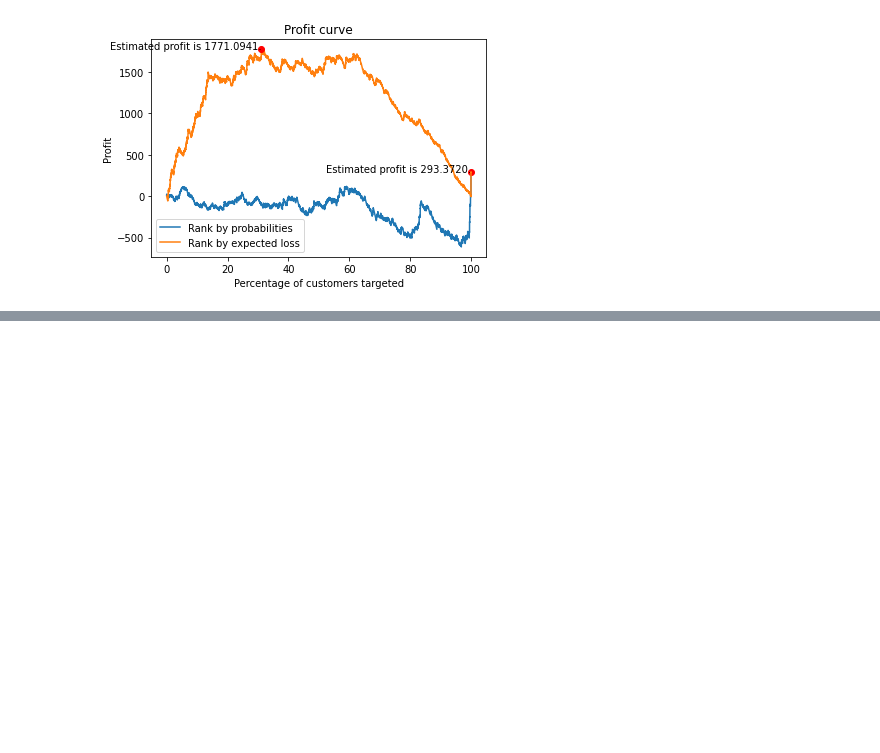
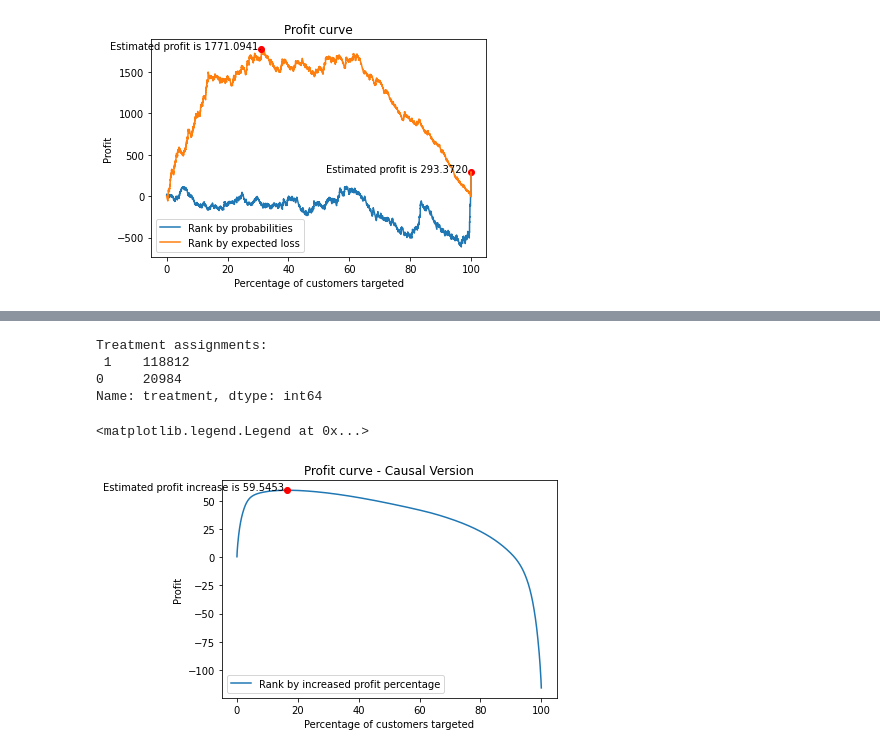
Before and after one commit to pearl-yu/foster_2022, a Jupyter notebook: Module8_Causality/Analytical_engieering.ipynb, the cells around one changed output, grey strips where cells are left out. Saved outputs shown, nothing was run; the diff lists cells and outputs as text; code cells hidden in the pictures; blank space fills up the shorter version.

```diff
--- a/Module8_Causality/Analytical_engieering.ipynb
+++ b/Module8_Causality/Analytical_engieering.ipynb
@@ -186,0 +197,5 @@ Again with a little help from the expected value framework:
+# %%
+# Load the data
+df = pd.read_csv("nookie_sample.csv",index_col=0)
+# Take a look at the data
+df.head()
@@ -186,0 +209,50 @@ Again with a little help from the expected value framework:
+# %%
+print('Treatment assignments:', '\n',df['treatment'].value_counts())
+# %% [output]
+Treatment assignments:
+ 1    118812
+0     20984
+Name: treatment, dtype: int64
+# %%
+# Split our data into training and test sets
+df_train, df_test = train_test_split(df, test_size=0.2, random_state=42)
+# Set features and target variable
+features = ['f0', 'f1', 'f2', 'f3', 'f4', 'f5', 'f6', 'f7', 'f8', 'f9', 'f10', 'f11']
+Y = 'preorder'
+# %%
+# Define and fit the models
+parameters = {"C":[10**i for i in range(-2, 3)]}
+algorithm = LogisticRegression(solver="liblinear")
+# A logistic regression model for the treated
+model_treated = GridSearchCV(algorithm, parameters, cv=3, verbose=2)
+model_treated.fit(df_train[df_train.treatment == 1][features],df_train[df_train.treatment == 1][Y])
+# A logistic regession model for the untreated
+model_control = GridSearchCV(algorithm, parameters, cv=3, verbose=2)
+model_control.fit(df_train[df_train.treatment == 0][features],df_train[df_train.treatment == 0][Y])
+# %%
+# Predictions
+Pprobs_T = model_treated.predict_proba(df_test[features])[:, 1]
+Pprobs_notT = model_control.predict_proba(df_test[features])[:, 1]
+# %%
+# Profit curve
+V_targeting = Pprobs_T*0.8 - Pprobs_notT
+order = np.argsort(V_targeting)[::-1]
+label = "Rank by increased profit percentage"
+
+total_obs = df_test.shape[0]
+x_cumulative = np.arange(len(V_targeting)) + 1
+x_cumulative_scaled = np.array(x_cumulative/total_obs)*100
+V_targeting_cumulative = np.cumsum(V_targeting[order])
+plt.plot(x_cumulative_scaled, V_targeting_cumulative, label=label)
+# Max profit point
+plt.plot(x_cumulative_scaled[V_targeting_cumulative.argmax(axis=0)],V_targeting_cumulative[V_targeting_cumulative.argmax(axis=0)],'ro')
+plt.text(x_cumulative_scaled[V_targeting_cumulative.argmax(axis=0)],V_targeting_cumulative[V_targeting_cumulative.argmax(axis=0)],
+         "Estimated profit increase is %.4f." % V_targeting_cumulative[V_targeting_cumulative.argmax(axis=0)],horizontalalignment='right')
+# Other details of the plot
+plt.xlabel("Percentage of customers targeted")
+plt.ylabel("Profit")
+plt.title("Profit curve - Causal Version")
+plt.legend(loc='best')
+# %% [output]
+<matplotlib.legend.Legend at 0x...>
+[figure, added]
```
Also changed, not shown: parts of 11 cells of this notebook.
